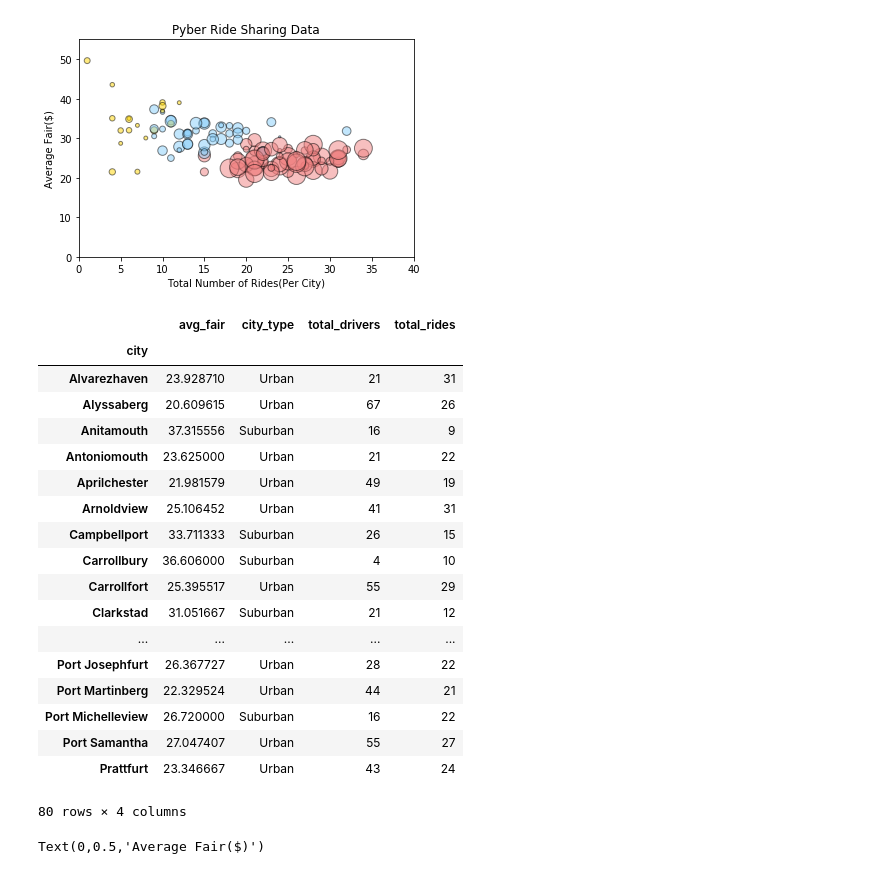
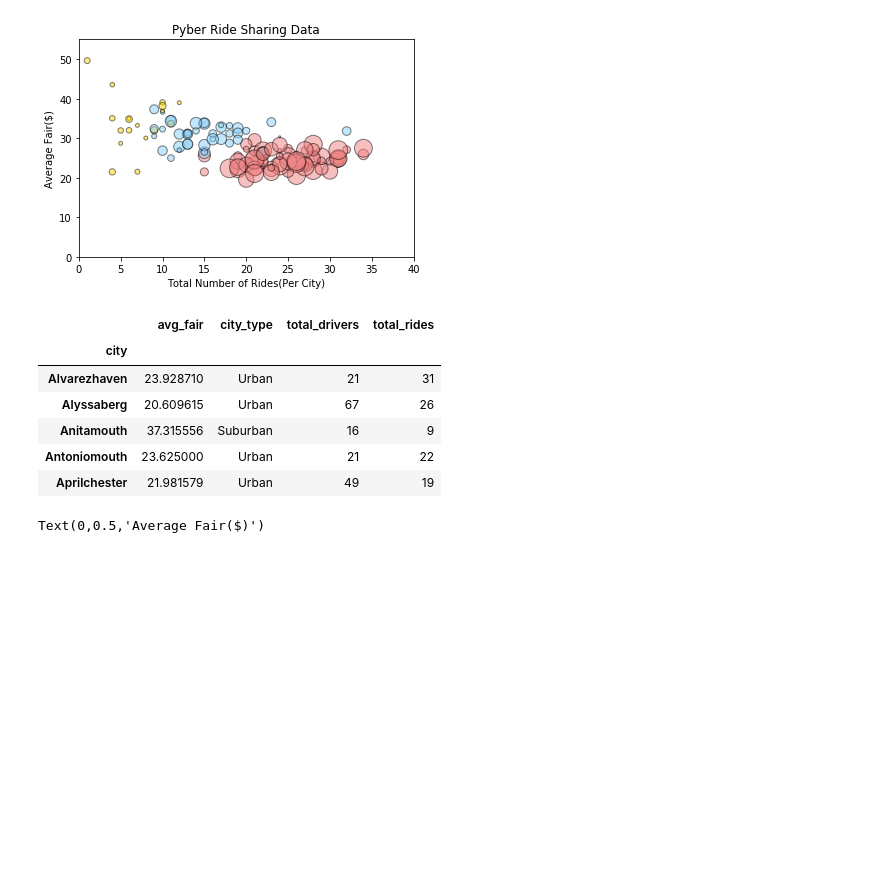
Before and after one commit to StevenOrn/05_matplotlib, a Jupyter notebook: Pyber/Pyber.ipynb, the cells around one changed output. Drawn from its saved outputs; the diff is of its cells as text; code cells hidden in the pictures; blank space fills up the shorter version.

```diff
--- a/Pyber/Pyber.ipynb
+++ b/Pyber/Pyber.ipynb
@@ -143,27 +143,15 @@ my_dict = {
 new_df = pd.DataFrame(my_dict)
 new_groupyby = new_df.groupby('city_type')
 # %%
-new_df.head(80)
+new_df.head()
 # %% [output]
 |  | avg_fair | city_type | total_drivers | total_rides |
 | city |  |  |  |  |
 | Alvarezhaven | 23.928710 | Urban | 21 | 31 |
 | Alyssaberg | 20.609615 | Urban | 67 | 26 |
 | Anitamouth | 37.315556 | Suburban | 16 | 9 |
 | Antoniomouth | 23.625000 | Urban | 21 | 22 |
 | Aprilchester | 21.981579 | Urban | 49 | 19 |
-| Arnoldview | 25.106452 | Urban | 41 | 31 |
-| Campbellport | 33.711333 | Suburban | 26 | 15 |
-| Carrollbury | 36.606000 | Suburban | 4 | 10 |
-| Carrollfort | 25.395517 | Urban | 55 | 29 |
-| Clarkstad | 31.051667 | Suburban | 21 | 12 |
-| ... | ... | ... | ... | ... |
-| Port Josephfurt | 26.367727 | Urban | 28 | 22 |
-| Port Martinberg | 22.329524 | Urban | 44 | 21 |
-| Port Michelleview | 26.720000 | Suburban | 16 | 22 |
-| Port Samantha | 27.047407 | Urban | 55 | 27 |
-| Prattfurt | 23.346667 | Urban | 43 | 24 |
-80 rows × 4 columns
 # %%
 plt.scatter(new_groupyby.get_group('Rural')['total_rides'],
             new_groupyby.get_group('Rural')['avg_fair'],
```
Also changed, not shown: parts of 3 cells of this notebook, 11 other files.
